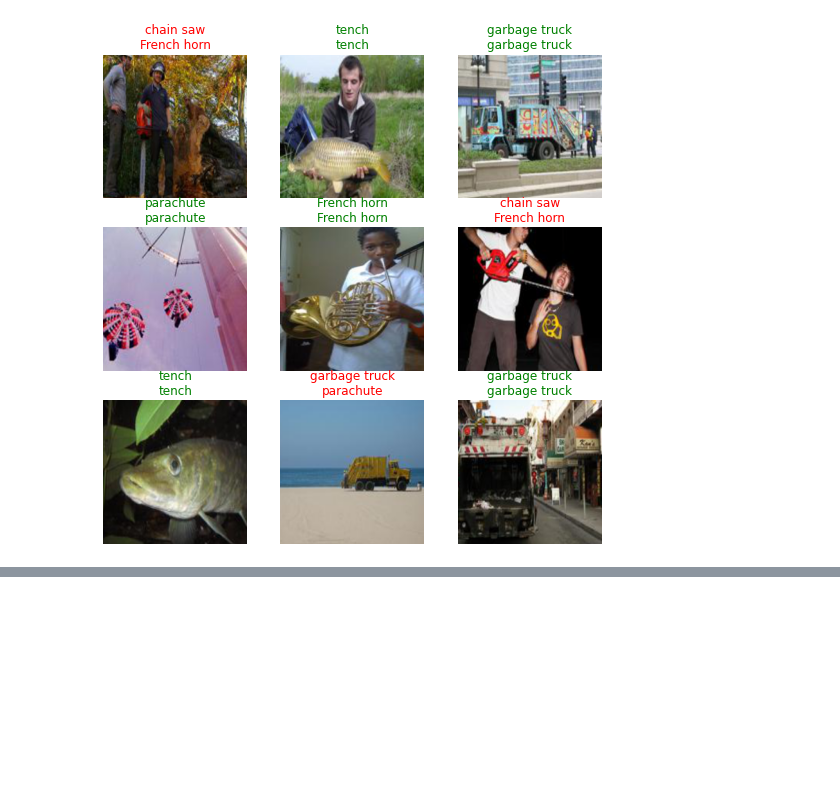
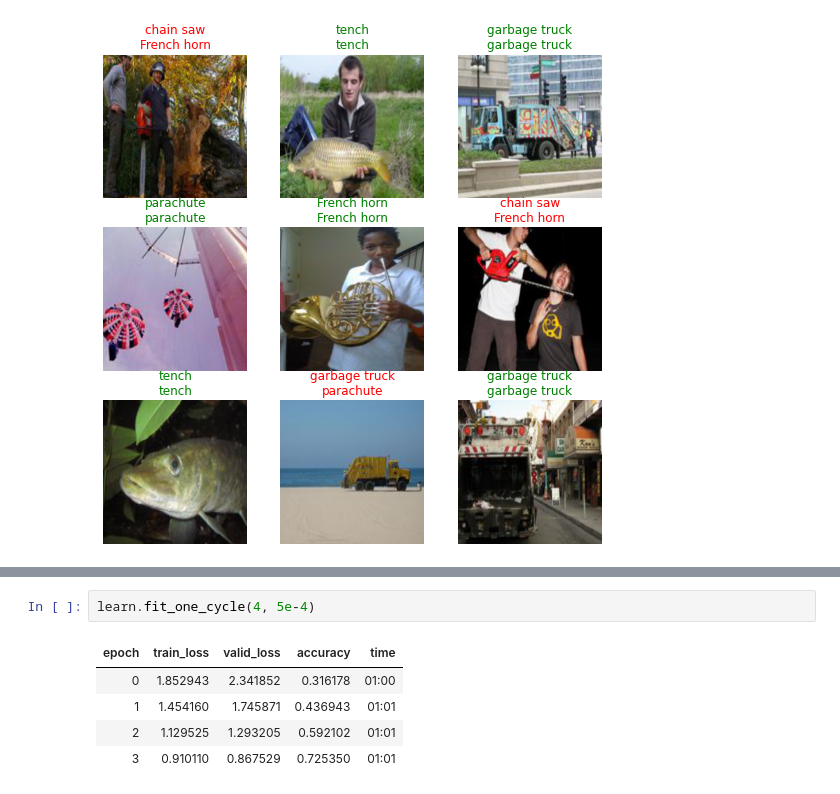
Before and after one commit to m0sys/retinanet-from-torch, a Jupyter notebook: notebooks/15_train_resnet_on_imagenette.ipynb, the cells around one changed output, grey strips where cells are left out. Saved outputs shown, nothing was run; the diff lists cells and outputs as text; blank space fills up the shorter version.

```diff
--- a/notebooks/15_train_resnet_on_imagenette.ipynb
+++ b/notebooks/15_train_resnet_on_imagenette.ipynb
@@ -388,0 +402,8 @@ learn.show_results()
+# %%
+learn.fit_one_cycle(4, 5e-4)
+# %% [output]
+| epoch | train_loss | valid_loss | accuracy | time |
+| 0 | 1.852943 | 2.341852 | 0.316178 | 01:00 |
+| 1 | 1.454160 | 1.745871 | 0.436943 | 01:01 |
+| 2 | 1.129525 | 1.293205 | 0.592102 | 01:01 |
+| 3 | 0.910110 | 0.867529 | 0.725350 | 01:01 |
```
Also changed, not shown: parts of 11 cells of this notebook, 9 other files.
